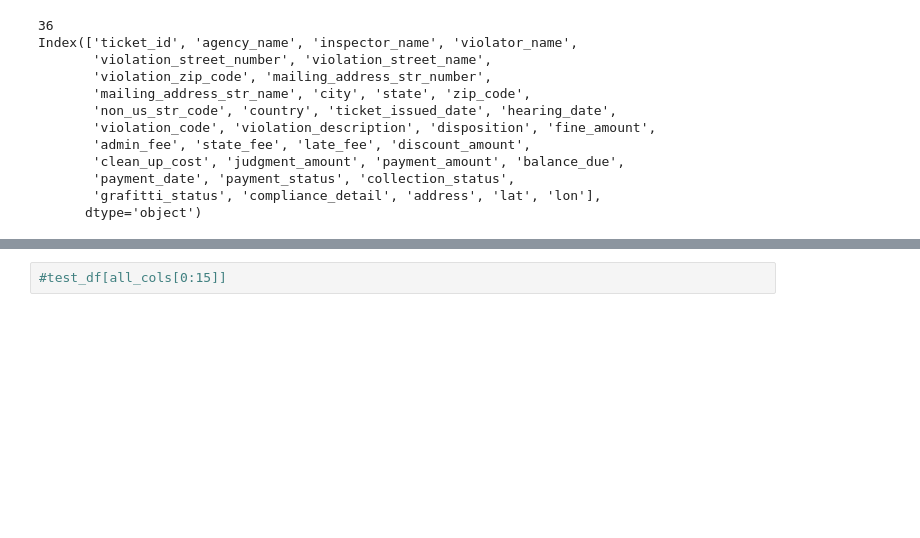
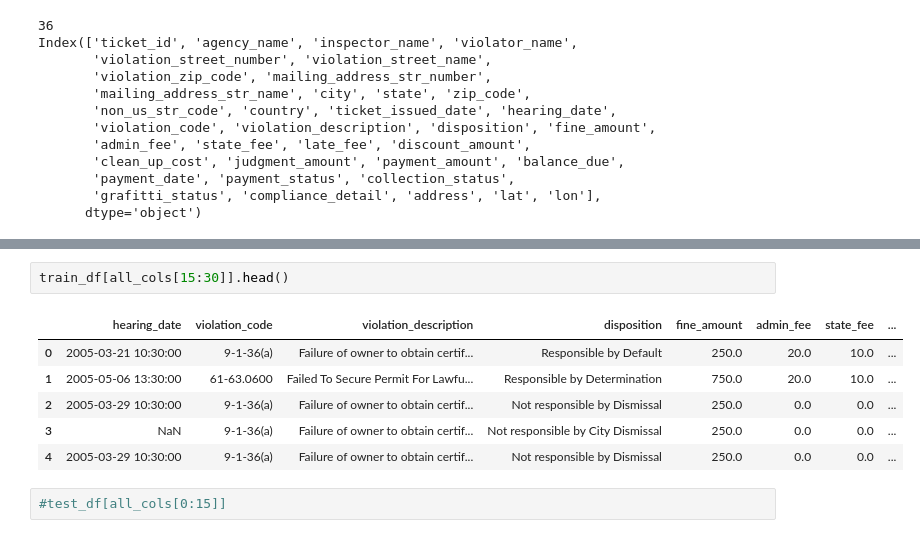
Before and after one commit to PavlovAS/coursera, a Jupyter notebook: Michigan_Python/Course_3_ML/Assignment_4.ipynb, the cells around one changed output, grey strips where cells are left out. Cells and saved outputs as stored; diff of their text form; blank space fills up the shorter version.

```diff
--- a/Michigan_Python/Course_3_ML/Assignment_4.ipynb
+++ b/Michigan_Python/Course_3_ML/Assignment_4.ipynb
@@ -150,3 +159,12 @@ Index(['ticket_id', 'agency_name', 'inspector_name', 'violator_name',
+# %%
+train_df[all_cols[15:30]].head()
+# %% [output]
+|  | hearing_date | violation_code | violation_description | disposition | fine_amount | admin_fee | state_fee | ... |
+| 0 | 2005-03-21 10:30:00 | 9-1-36(a) | Failure of owner to obtain certif... | Responsible by Default | 250.0 | 20.0 | 10.0 | ... |
+| 1 | 2005-05-06 13:30:00 | 61-63.0600 | Failed To Secure Permit For Lawfu... | Responsible by Determination | 750.0 | 20.0 | 10.0 | ... |
+| 2 | 2005-03-29 10:30:00 | 9-1-36(a) | Failure of owner to obtain certif... | Not responsible by Dismissal | 250.0 | 0.0 | 0.0 | ... |
+| 3 | NaN | 9-1-36(a) | Failure of owner to obtain certif... | Not responsible by City Dismissal | 250.0 | 0.0 | 0.0 | ... |
+| 4 | 2005-03-29 10:30:00 | 9-1-36(a) | Failure of owner to obtain certif... | Not responsible by Dismissal | 250.0 | 0.0 | 0.0 | ... |
 # %%
 #test_df[all_cols[0:15]]
 # %%
```
Also changed, not shown: parts of 16 cells of this notebook, 1 other file.
